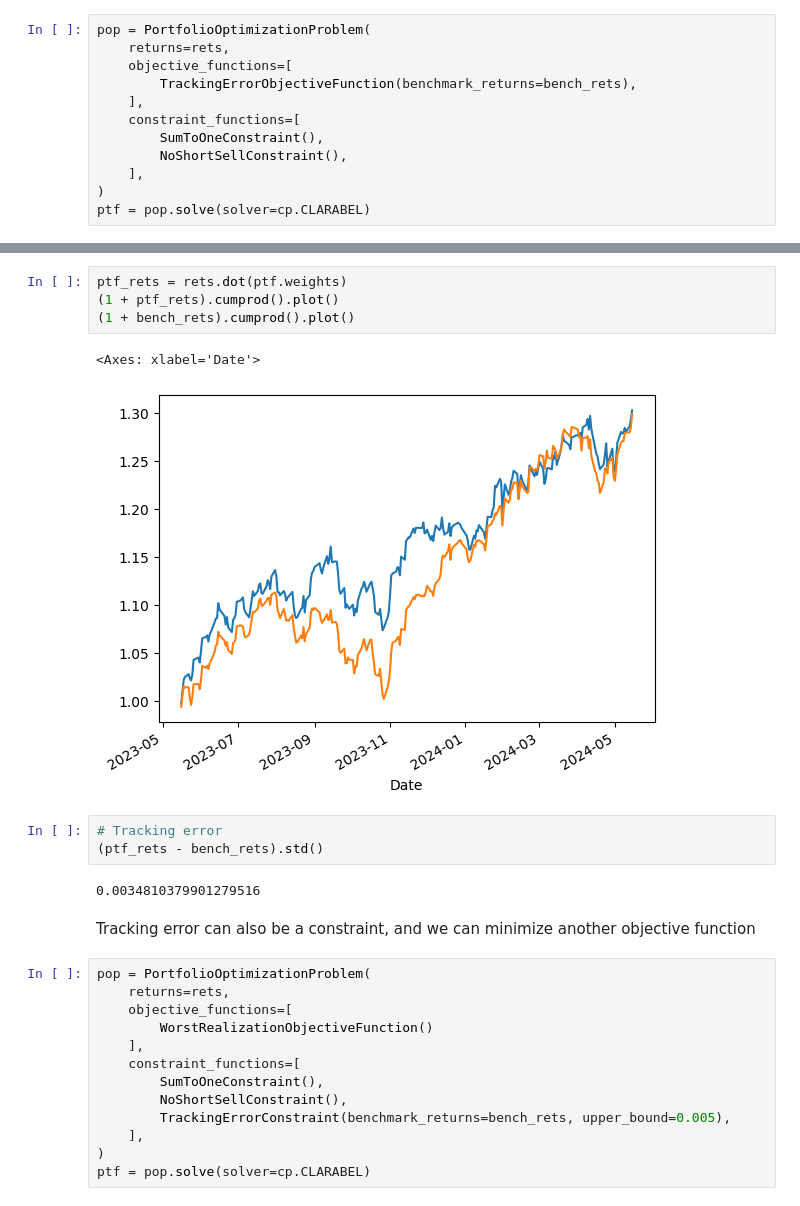
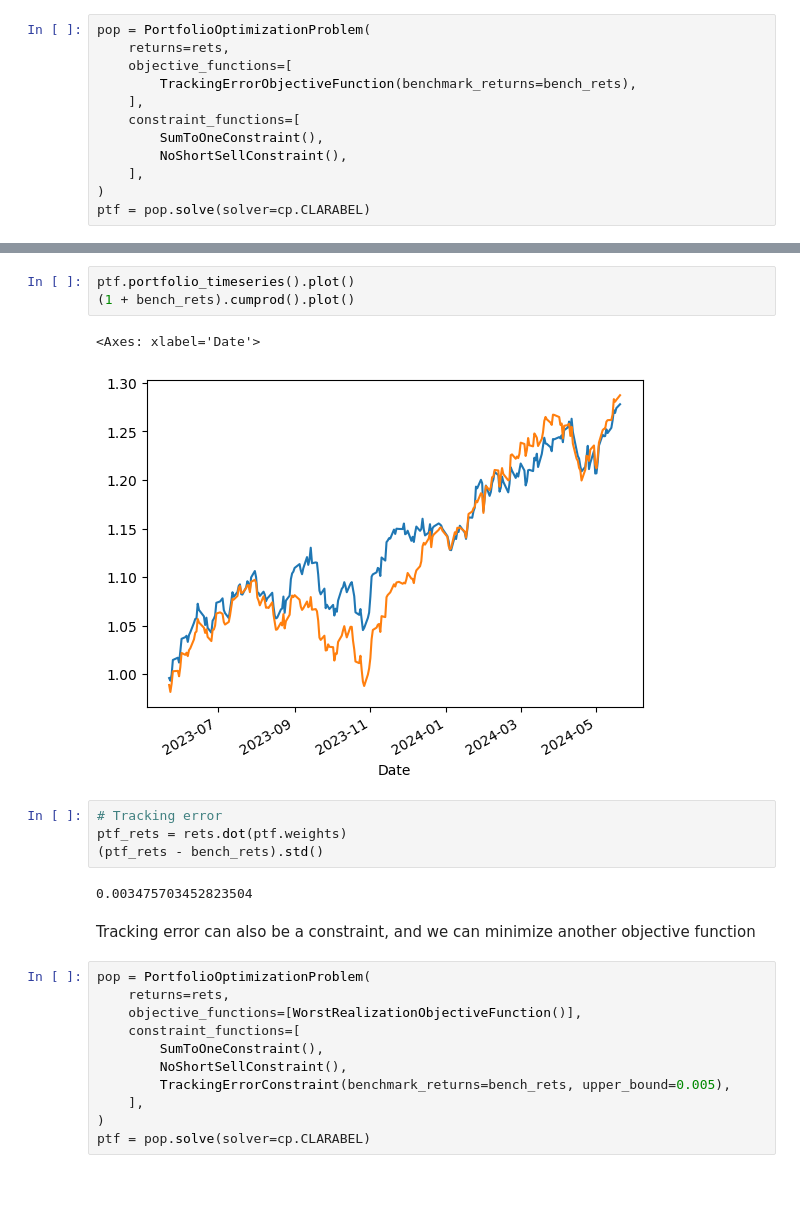
Before and after one commit to lsattolo/cvxpy-portfolio-optimizer, a Jupyter notebook: examples/tracking_error.ipynb, the cells around one changed output, grey strips where cells are left out. Drawn from its saved outputs; the diff is of its cells as text.

```diff
--- a/examples/tracking_error.ipynb
+++ b/examples/tracking_error.ipynb
@@ -75,24 +84,22 @@ META    0.031720
 dtype: float64
 # %%
-ptf_rets = rets.dot(ptf.weights)
-(1 + ptf_rets).cumprod().plot()
+ptf.portfolio_timeseries().plot()
 (1 + bench_rets).cumprod().plot()
 # %% [output]
 <Axes: xlabel='Date'>
-[figure, old version]
+[figure, new version]
 # %%
 # Tracking error
+ptf_rets = rets.dot(ptf.weights)
 (ptf_rets - bench_rets).std()
 # %% [output]
-0.0034810379901279516
+0.003475703452823504
 # %% [markdown]
 Tracking error can also be a constraint, and we can minimize another objective function
 # %%
 pop = PortfolioOptimizationProblem(
     returns=rets,
-    objective_functions=[
-        WorstRealizationObjectiveFunction()
-    ],
+    objective_functions=[WorstRealizationObjectiveFunction()],
     constraint_functions=[
         SumToOneConstraint(),
         NoShortSellConstraint(),
```
Also changed, not shown: parts of 7 cells of this notebook, 11 other files.
